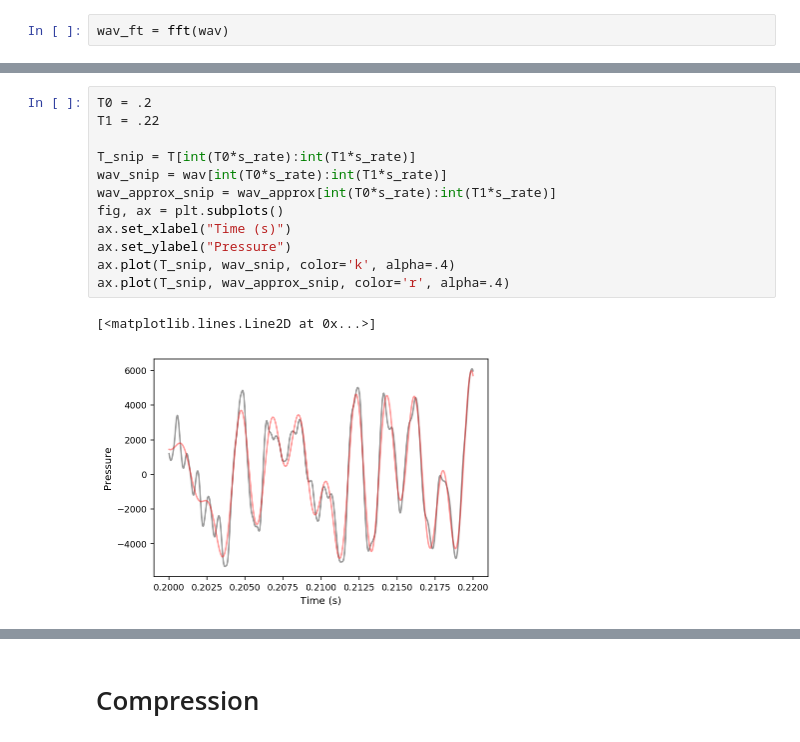
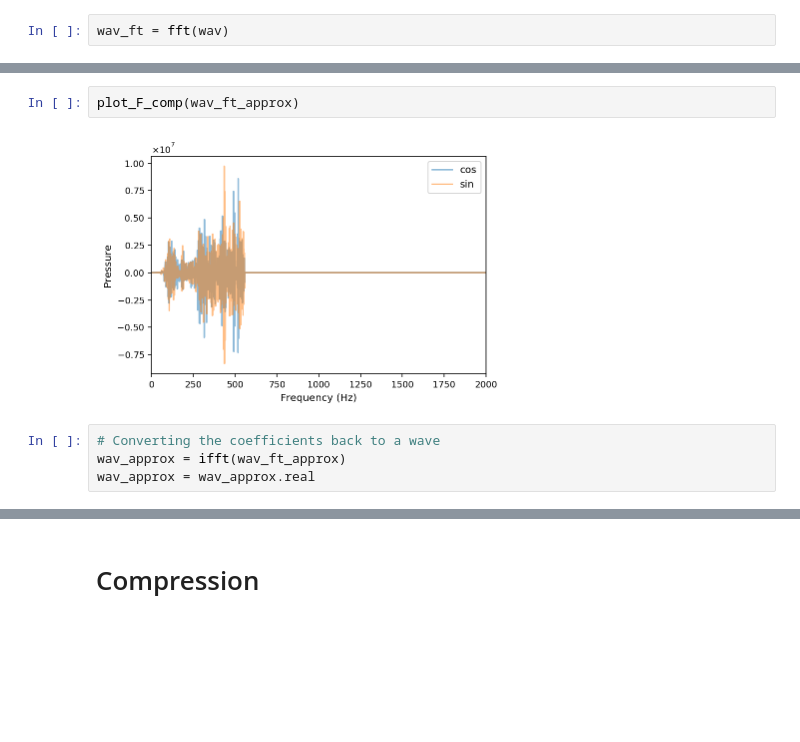
Before and after one commit to badralbanna/FCLChonnatsci, a Jupyter notebook: Fourier transform demos.ipynb, the cells around one changed output, grey strips where cells are left out. Saved outputs shown, nothing was run; the diff lists cells and outputs as text; blank space fills up the shorter version.

```diff
--- a/Fourier transform demos.ipynb
+++ b/Fourier transform demos.ipynb
@@ -101,15 +96,8 @@ plt.plot(T, wav_approx, color='r', alpha=.3)
-# %%
-T0 = .2
-T1 = .22
-
-T_snip = T[int(T0*s_rate):int(T1*s_rate)]
-wav_snip = wav[int(T0*s_rate):int(T1*s_rate)]
-wav_approx_snip = wav_approx[int(T0*s_rate):int(T1*s_rate)]
-fig, ax = plt.subplots()
-ax.set_xlabel("Time (s)")
-ax.set_ylabel("Pressure")
-ax.plot(T_snip, wav_snip, color='k', alpha=.4)
-ax.plot(T_snip, wav_approx_snip, color='r', alpha=.4)
-# %% [output]
-[<matplotlib.lines.Line2D at 0x...>]
-[figure, removed]
+# %%
+plot_F_comp(wav_ft_approx)
+# %% [output]
+[figure, added]
+# %%
+# Converting the coefficients back to a wave
+wav_approx = ifft(wav_ft_approx)
+wav_approx = wav_approx.real
```
Also changed, not shown: parts of 93 cells of this notebook, 1 other file.
